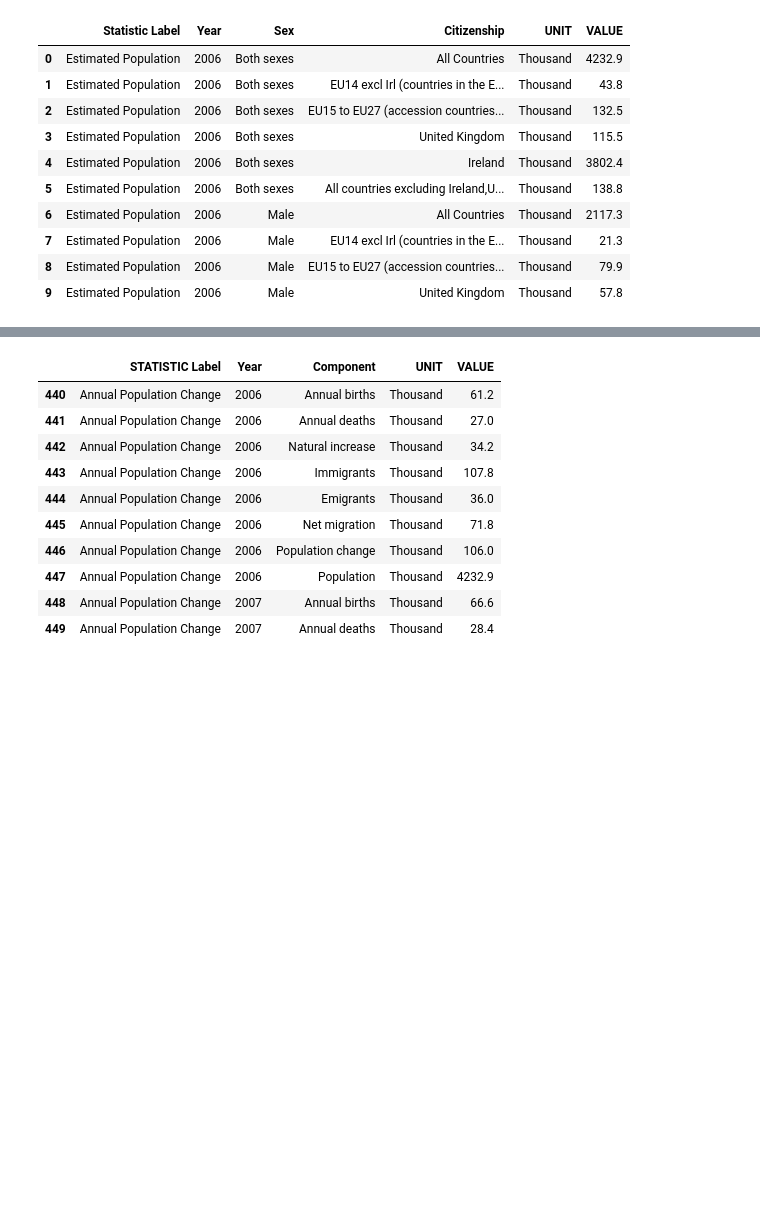
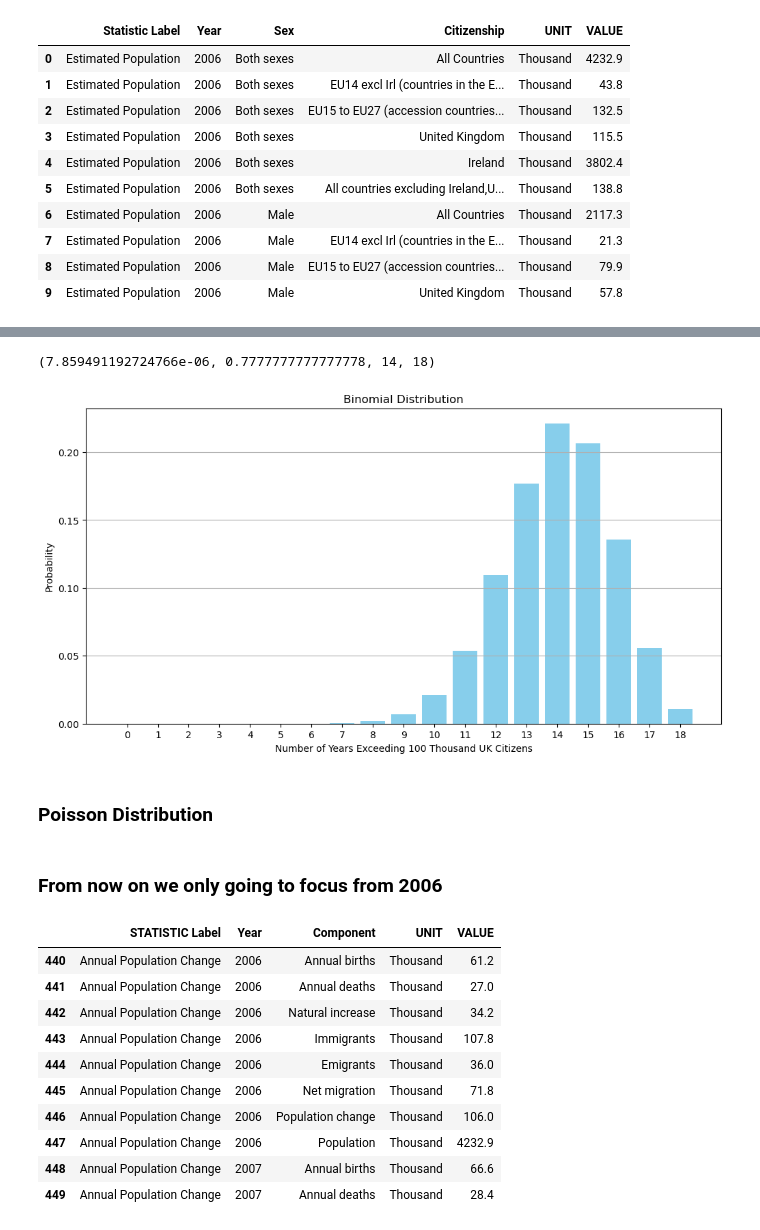
Before and after one commit to CCT2017156/MSC_DA__CA1, a Jupyter notebook: CA1-20171256.ipynb, the cells around one changed output, grey strips where cells are left out. Cells and saved outputs as stored; diff of their text form; code cells hidden in the pictures; blank space fills up the shorter version.

```diff
--- a/CA1-20171256.ipynb
+++ b/CA1-20171256.ipynb
@@ -185,3 +213,58 @@ NameError: name 'df3' is not defined
+# %%
+from scipy.stats import binom
+
+# Here we will define the sucsses condition - For example having more than 100 thousands
+success_threshold = 100  # Population in thousands
+
+# Filter the data for 'United Kingdom' and 'Both sexes'
+uk_data = df2_EP[(df2_EP['Citizenship'] == 'United Kingdom') & (df2_EP['Sex'] == 'Both sexes')]
+
+# Calculate the number of years where the population exceeds the threshold (successes)
+n_success = sum(uk_data['VALUE'] > success_threshold)
+
+# Total number of years in the dataset for 'United Kingdom'
+n_years = len(uk_data)
+
+# Probability of success in a year
+p_success = n_success / n_years
+
+# Assuming we want to find the probability of this event happening in exactly k out of n years
+k = 5  # Example: 5 years
+
+# Calculate the Binomial Probability
+binom_probability = binom.pmf(k, n_years, p_success)
+
+binom_probability, p_success, n_success, n_years
+# %% [output]
+(7.859491192724766e-06, 0.7777777777777778, 14, 18)
+# %%
+# Here we will use the values from the Binominal Distribution
+p_success = 0.7777777777777778  # Probability of success in a year
+n_years = 18  # Total number of years observed
+
+# Range of  values to calculate probability (from 0 to the total number of years that is 18)
+k_values = range(n_years + 1)
+
+# Calculating Binomial probabilities for each value
+binom_probabilities = [binom.pmf(k, n_years, p_success) for k in k_values]
+
+# Plotting the Binomial probabilities
+plt.figure(figsize=(12, 6))
+plt.bar(k_values, binom_probabilities, color='skyblue')
+plt.title('Binomial Distribution')
+plt.xlabel('Number of Years Exceeding 100 Thousand UK Citizens')
+plt.ylabel('Probability')
+plt.xticks(k_values)
+plt.grid(axis='y')
+plt.show()
+
+# We noticed that there is the probability of 14 years out of 18 that there will be exceeding more than 100 thousand UK Citizens
+# %% [output]
+[figure, added]
+# %% [markdown]
+### Poisson Distribution
+# %% [markdown]
+### From now on we only going to focus from 2006
 # %%
 # Filter data for years starting from 2006 from Annual_Population_Change
 df = df_AP[df_AP['Year'] >= 2006]
```
Also changed, not shown: parts of 32 cells of this notebook.
